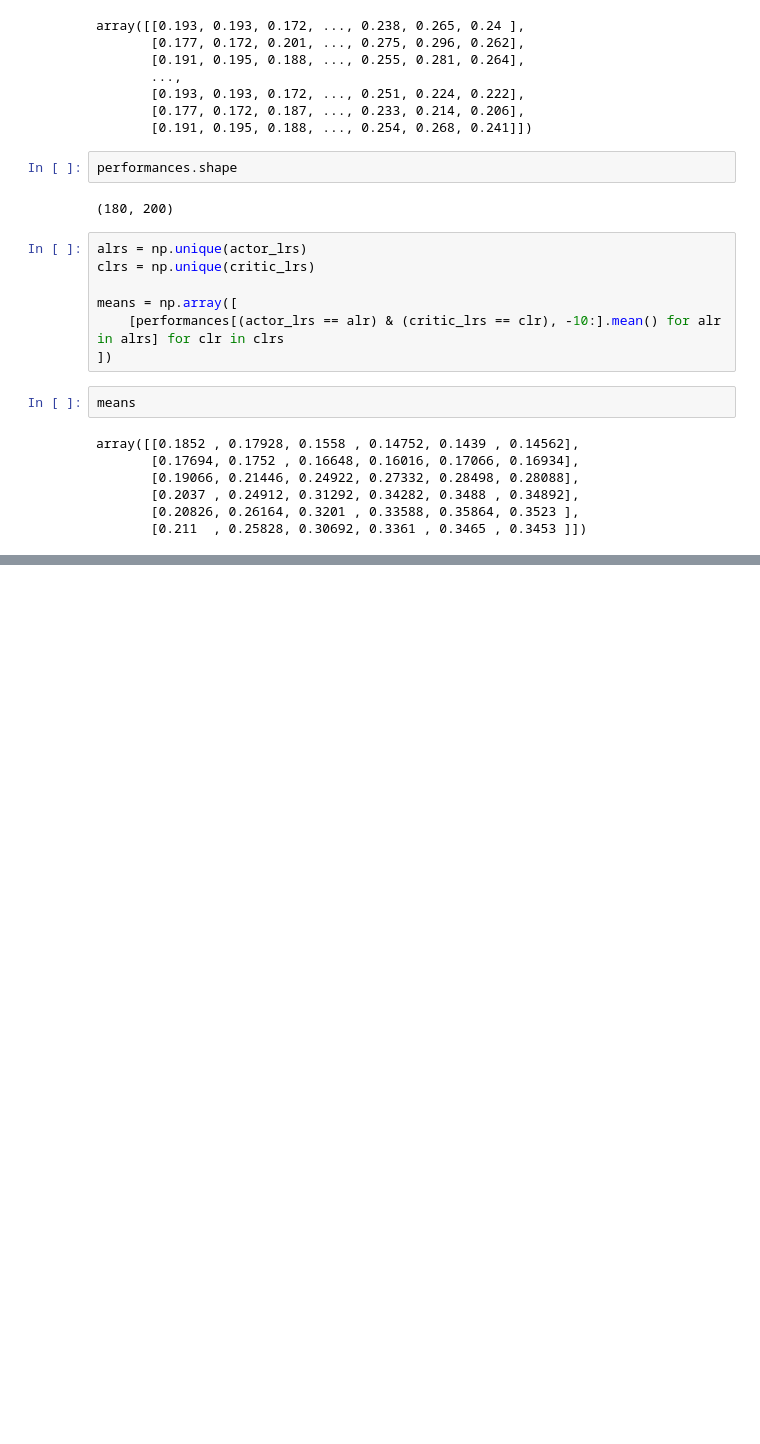
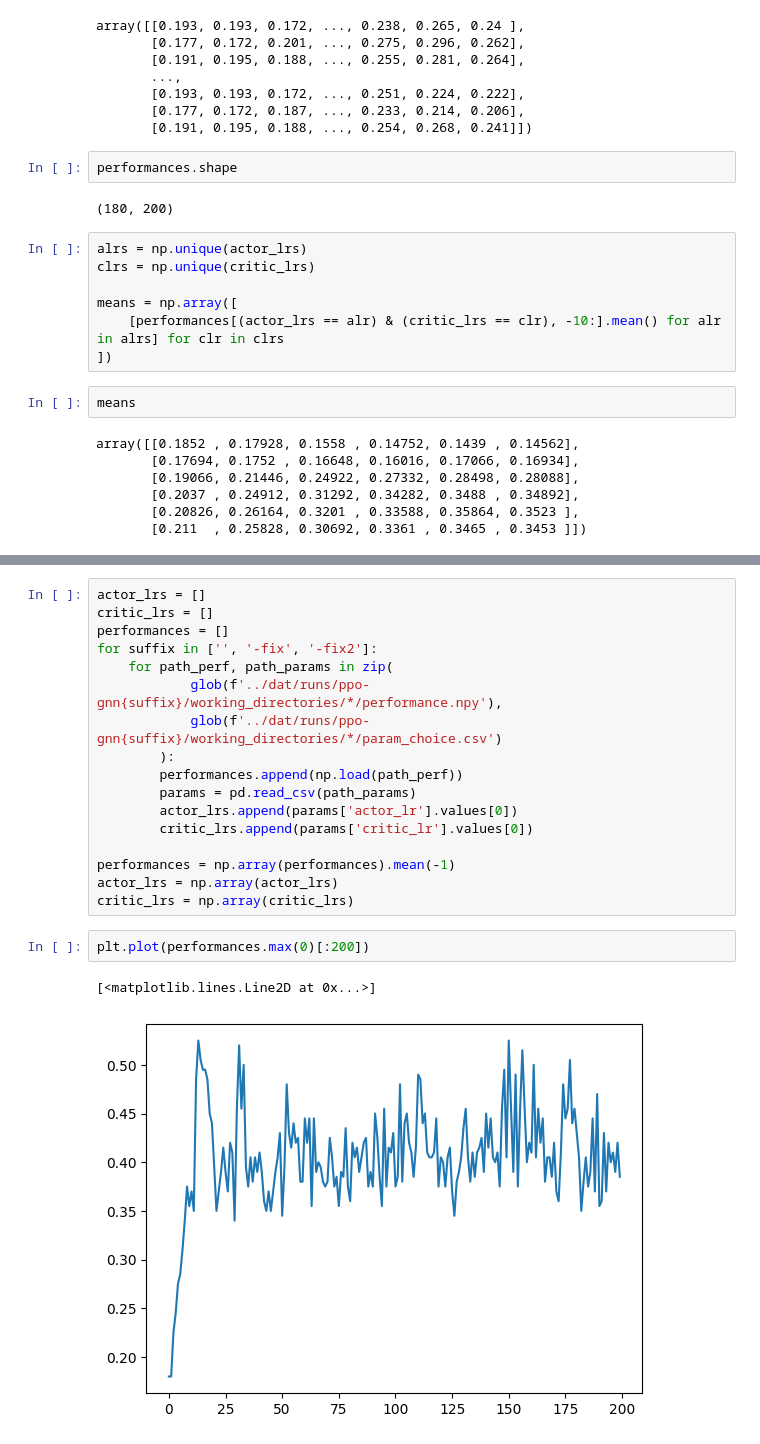
Before and after one commit to google-research/laurel, a Jupyter notebook: notebooks/reinforcement_learning.ipynb, the cells around one changed output, grey strips where cells are left out. Saved outputs shown, nothing was run; the diff lists cells and outputs as text; blank space fills up the shorter version.

```diff
--- a/notebooks/reinforcement_learning.ipynb
+++ b/notebooks/reinforcement_learning.ipynb
@@ -67,0 +86,22 @@ fig.colorbar(I, ax=ax)
+# %%
+actor_lrs = []
+critic_lrs = []
+performances = []
+for suffix in ['', '-fix', '-fix2']:
+    for path_perf, path_params in zip(
+            glob(f'../dat/runs/ppo-gnn{suffix}/working_directories/*/performance.npy'),
+            glob(f'../dat/runs/ppo-gnn{suffix}/working_directories/*/param_choice.csv')
+        ):
+        performances.append(np.load(path_perf))
+        params = pd.read_csv(path_params)
+        actor_lrs.append(params['actor_lr'].values[0])
+        critic_lrs.append(params['critic_lr'].values[0])
+
+performances = np.array(performances).mean(-1)
+actor_lrs = np.array(actor_lrs)
+critic_lrs = np.array(critic_lrs)
+# %%
+plt.plot(performances.max(0)[:200])
+# %% [output]
+[<matplotlib.lines.Line2D at 0x...>]
+[figure, added]
```
Also changed, not shown: parts of 6 cells of this notebook, 1 other file.
